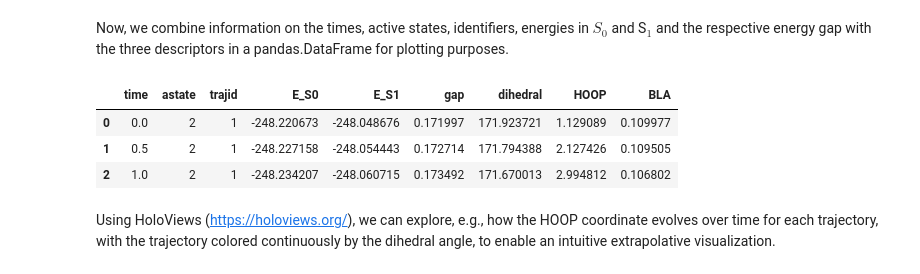
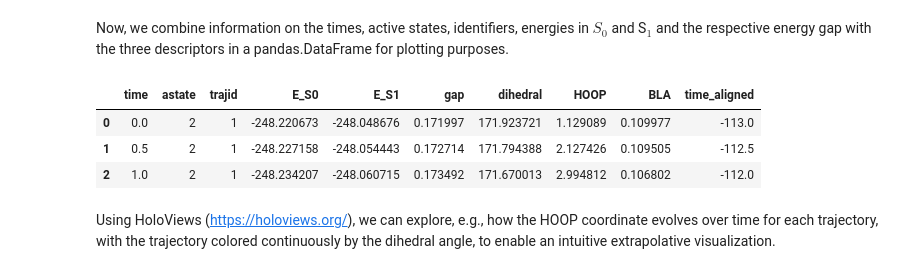
Before and after one commit to SHNITSEL/shnitsel-tools, a Jupyter notebook: tutorials/2_4_geo_retinal.ipynb, the cells around one changed output. Cells and saved outputs as stored; diff of their text form; code cells hidden in the pictures.

Commit message:
Avoid `align_trajectories_to_last_hop()`

```diff
--- a/tutorials/2_4_geo_retinal.ipynb
+++ b/tutorials/2_4_geo_retinal.ipynb
@@ -178,23 +175,26 @@ arr_bla = get_bla_chromophor(ds.atXYZ, d_flag[smarts_bla]).values.reshape(-1)
 # %% [markdown]
 Now, we combine information on the times, active states, identifiers, energies in $S_0$ and S$_1$ and the respective energy gap with the three descriptors in a pandas.DataFrame for plotting purposes.
 # %%
+ds = ds.st.assign_hop_time([(2, 1)])
 df_all = pd.DataFrame(
     {'time': ds.time.values,
      'astate': ds.astate.values,
      'trajid': ds.trajid.values,
      'E_S0': ds.energy.values[0,:],
      'E_S1': ds.energy.values[1,:],
      'gap': ds.energy.values[1,:]-ds.energy.values[0,:],
      "dihedral": arr_phi1,
      "HOOP": arr_hoop,
-     "BLA": arr_bla})
+     "BLA": arr_bla,
+     "time_aligned": ds.hop_time,
+     })
 
 df_all.head(n=3)
 # %% [output]
-|  | time | astate | trajid | E_S0 | E_S1 | gap | dihedral | HOOP | BLA |
-| 0 | 0.0 | 2 | 1 | -248.220673 | -248.048676 | 0.171997 | 171.923721 | 1.129089 | 0.109977 |
-| 1 | 0.5 | 2 | 1 | -248.227158 | -248.054443 | 0.172714 | 171.794388 | 2.127426 | 0.109505 |
-| 2 | 1.0 | 2 | 1 | -248.234207 | -248.060715 | 0.173492 | 171.670013 | 2.994812 | 0.106802 |
+|  | time | astate | trajid | E_S0 | E_S1 | gap | dihedral | HOOP | BLA | time_aligned |
+| 0 | 0.0 | 2 | 1 | -248.220673 | -248.048676 | 0.171997 | 171.923721 | 1.129089 | 0.109977 | -113.0 |
+| 1 | 0.5 | 2 | 1 | -248.227158 | -248.054443 | 0.172714 | 171.794388 | 2.127426 | 0.109505 | -112.5 |
+| 2 | 1.0 | 2 | 1 | -248.234207 | -248.060715 | 0.173492 | 171.670013 | 2.994812 | 0.106802 | -112.0 |
 # %% [markdown]
 Using HoloViews (https://holoviews.org/), we can explore, e.g., how the HOOP coordinate evolves over time for each trajectory, with the trajectory colored continuously by the dihedral angle, to enable an intuitive extrapolative visualization.
 # %%
```
Also changed, not shown: parts of 6 cells of this notebook.
